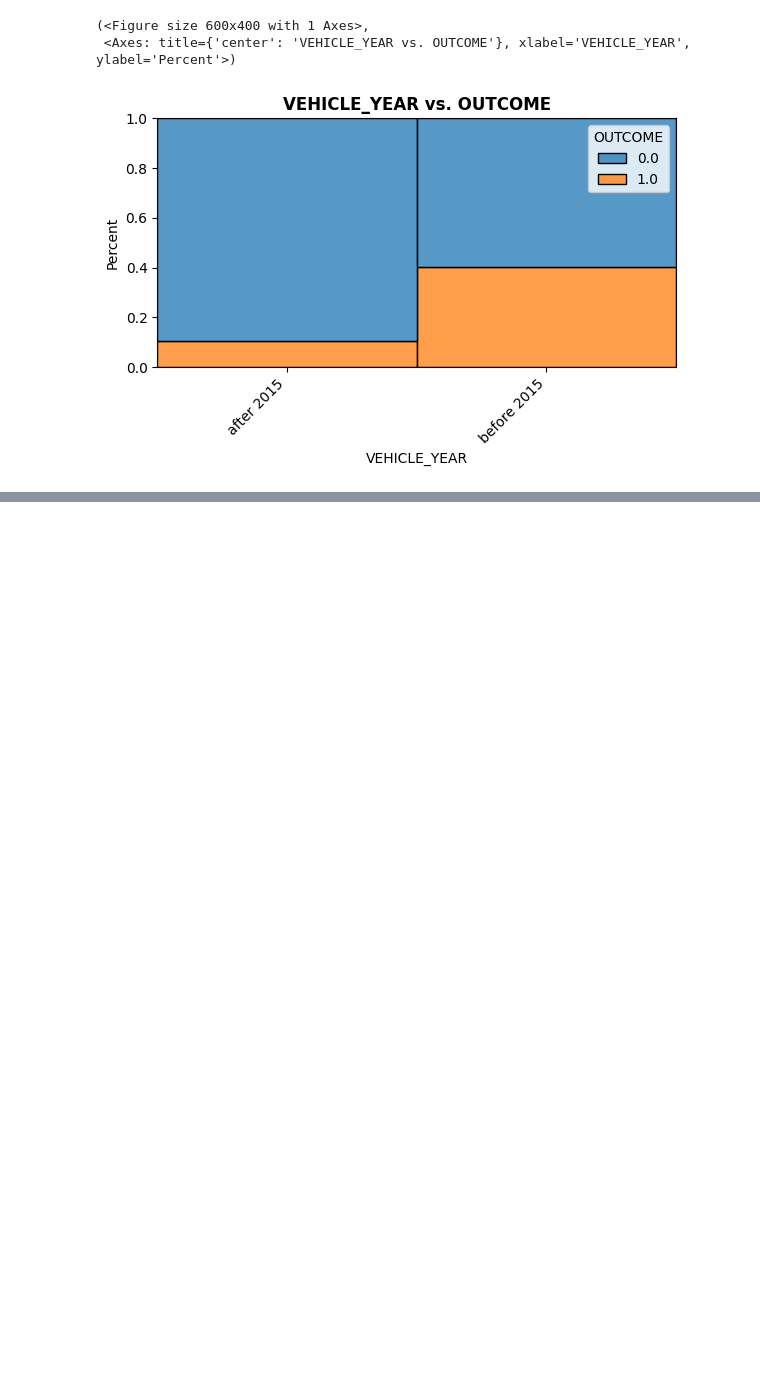
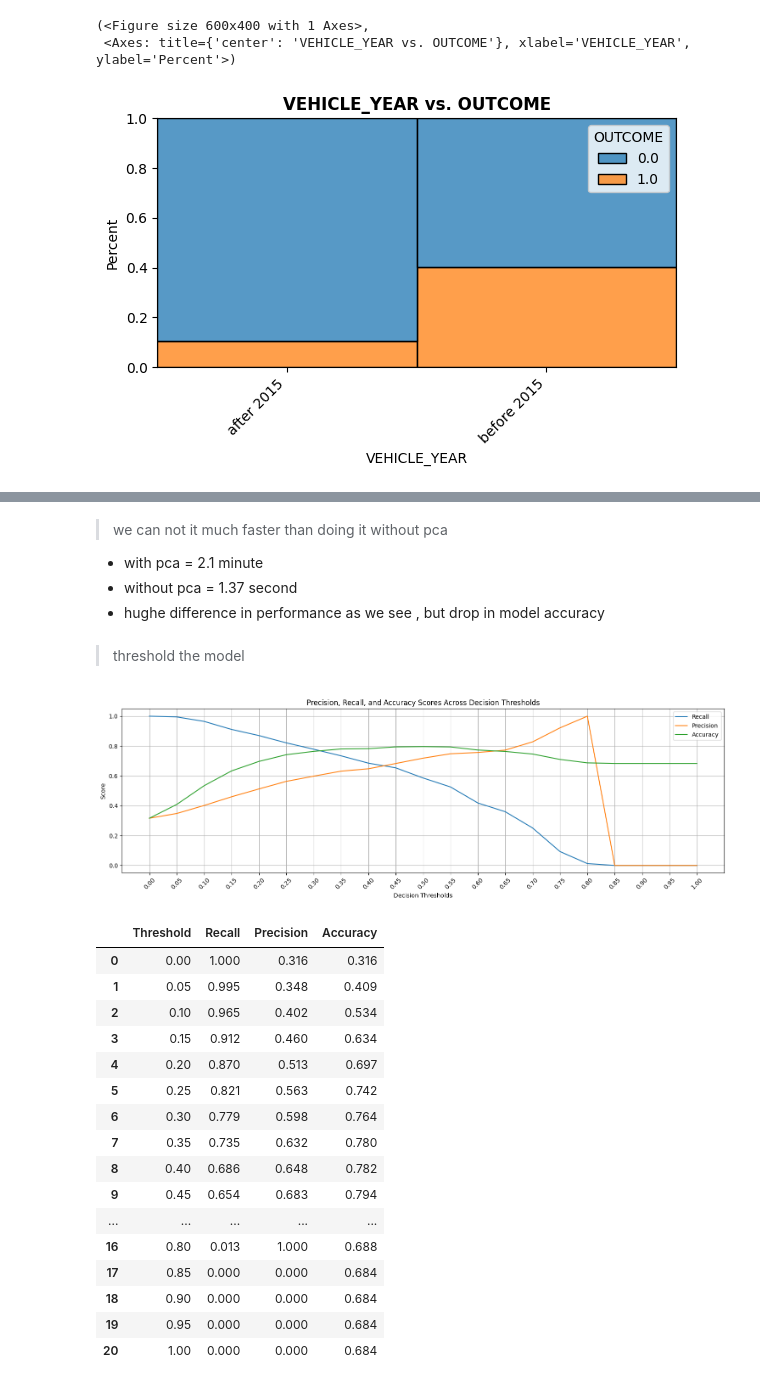
Before and after one commit to YazanMaghary/Car-Insurance-Claim-Prediction, a Jupyter notebook: notebook/project.ipynb, the cells around one changed output, grey strips where cells are left out. Drawn from its saved outputs; the diff is of its cells as text; code cells hidden in the pictures; blank space fills up the shorter version.

```diff
--- a/notebook/project.ipynb
+++ b/notebook/project.ipynb
@@ -897,0 +1078,28 @@ plot_categorical_vs_target(df , x=feature ,y=target,target_type='class')
+# %% [markdown]
+> we can not it much faster than doing it without pca
+* with pca = 2.1 minute
+* without pca = 1.37 second
+* hughe difference in performance as we see , but drop in model accuracy
+# %% [markdown]
+> threshold the model
+# %%
+plot_threshold_metrics(rand_clf.best_estimator_ , X_test_pca , y_test ,)
+# %% [output]
+[figure, added]
+|  | Threshold | Recall | Precision | Accuracy |
+| 0 | 0.00 | 1.000 | 0.316 | 0.316 |
+| 1 | 0.05 | 0.995 | 0.348 | 0.409 |
+| 2 | 0.10 | 0.965 | 0.402 | 0.534 |
+| 3 | 0.15 | 0.912 | 0.460 | 0.634 |
+| 4 | 0.20 | 0.870 | 0.513 | 0.697 |
+| 5 | 0.25 | 0.821 | 0.563 | 0.742 |
+| 6 | 0.30 | 0.779 | 0.598 | 0.764 |
+| 7 | 0.35 | 0.735 | 0.632 | 0.780 |
+| 8 | 0.40 | 0.686 | 0.648 | 0.782 |
+| 9 | 0.45 | 0.654 | 0.683 | 0.794 |
+| ... | ... | ... | ... | ... |
+| 16 | 0.80 | 0.013 | 1.000 | 0.688 |
+| 17 | 0.85 | 0.000 | 0.000 | 0.684 |
+| 18 | 0.90 | 0.000 | 0.000 | 0.684 |
+| 19 | 0.95 | 0.000 | 0.000 | 0.684 |
+| 20 | 1.00 | 0.000 | 0.000 | 0.684 |
```
Also changed, not shown: parts of 58 cells of this notebook.
